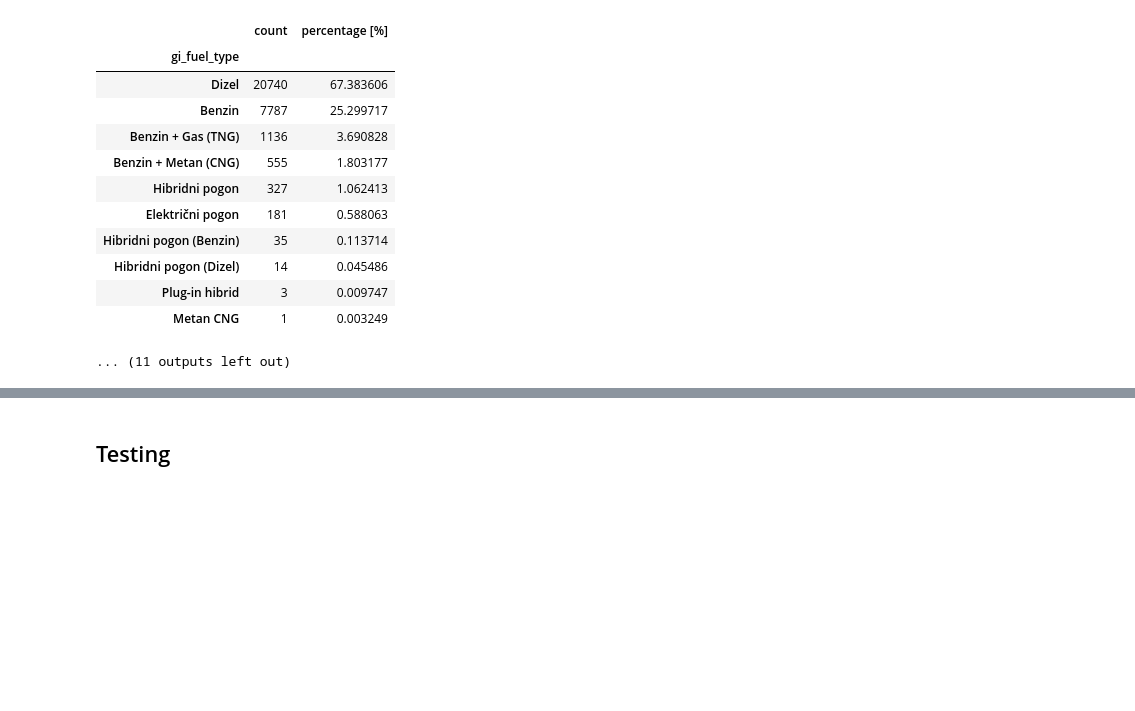
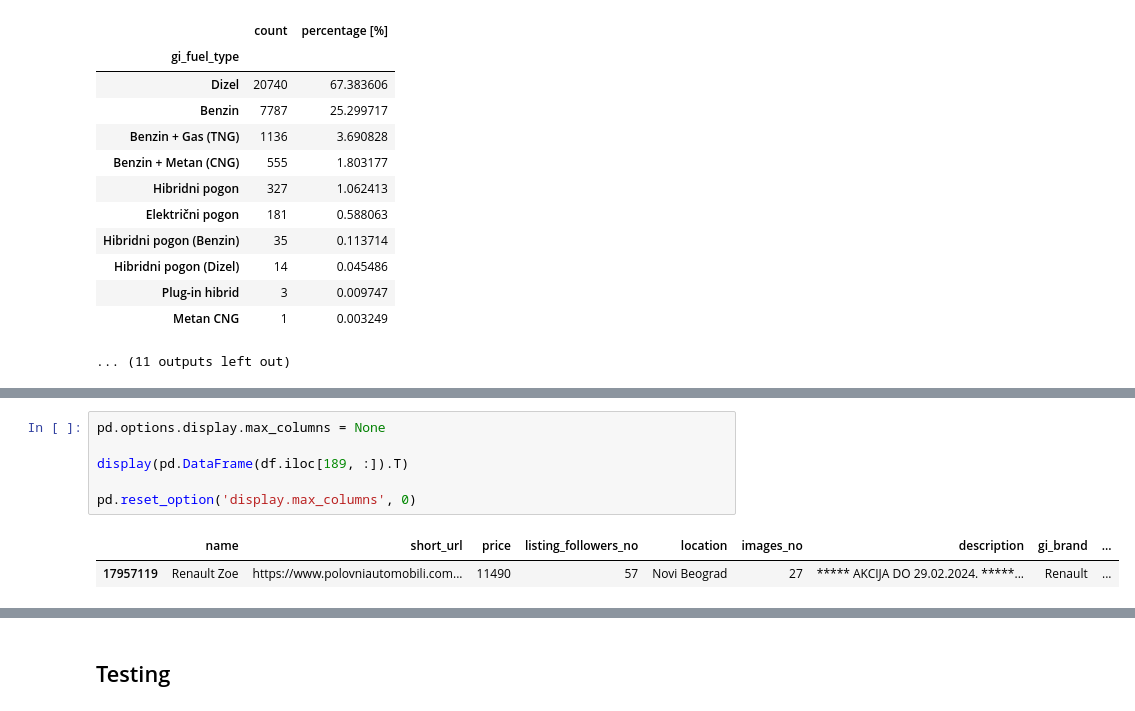
Before and after one commit to aleksa-radojicic/second_hand_car_price_prediction, a Jupyter notebook: notebooks/1_UnivariateAnalysis.ipynb, the cells around one changed output, grey strips where cells are left out. Cells and saved outputs as stored; diff of their text form; blank space fills up the shorter version.

```diff
--- a/notebooks/1_UnivariateAnalysis.ipynb
+++ b/notebooks/1_UnivariateAnalysis.ipynb
@@ -754,3 +969,12 @@ Frequencies for GeneralInformation columns
+# %%
+pd.options.display.max_columns = None
+
+display(pd.DataFrame(df.iloc[189, :]).T)
+
+pd.reset_option('display.max_columns', 0)
+# %% [output]
+|  | name | short_url | price | listing_followers_no | location | images_no | description | gi_brand | ... |
+| 17957119 | Renault Zoe | https://www.polovniautomobili.com... | 11490 | 57 | Novi Beograd | 27 | ***** AKCIJA DO 29.02.2024. *****... | Renault | ... |
 # %%
 df.info(max_cols=200, memory_usage="deep")
 # %% [output]
```
Also changed, not shown: parts of 22 cells of this notebook, 3 other files.
